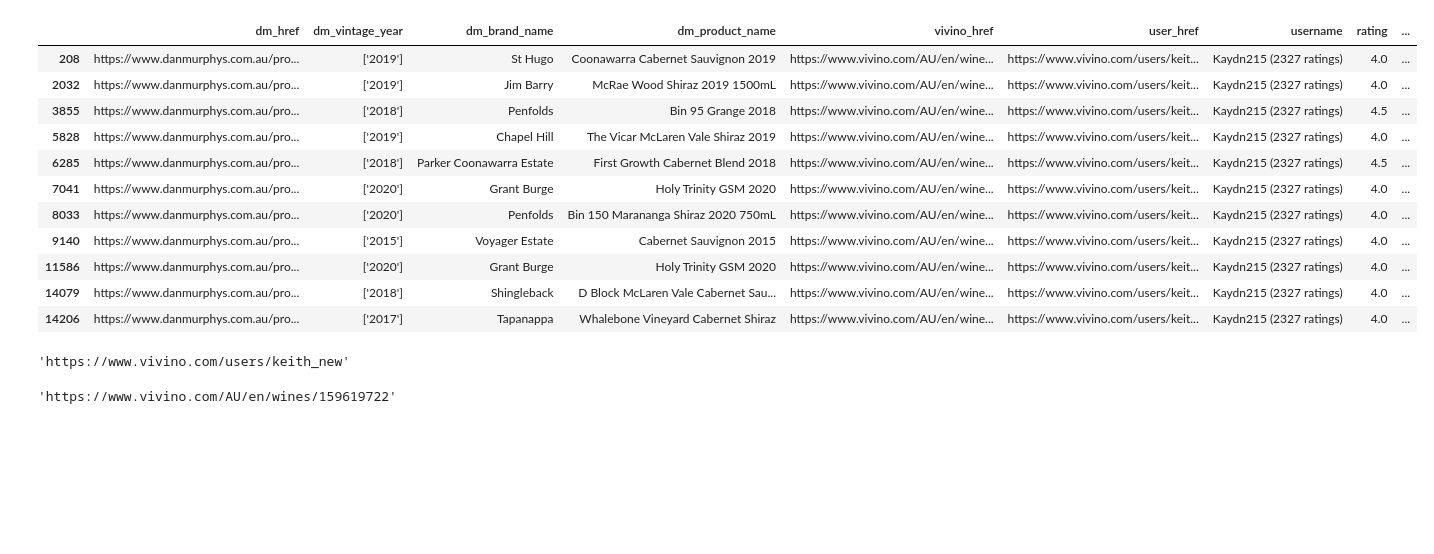
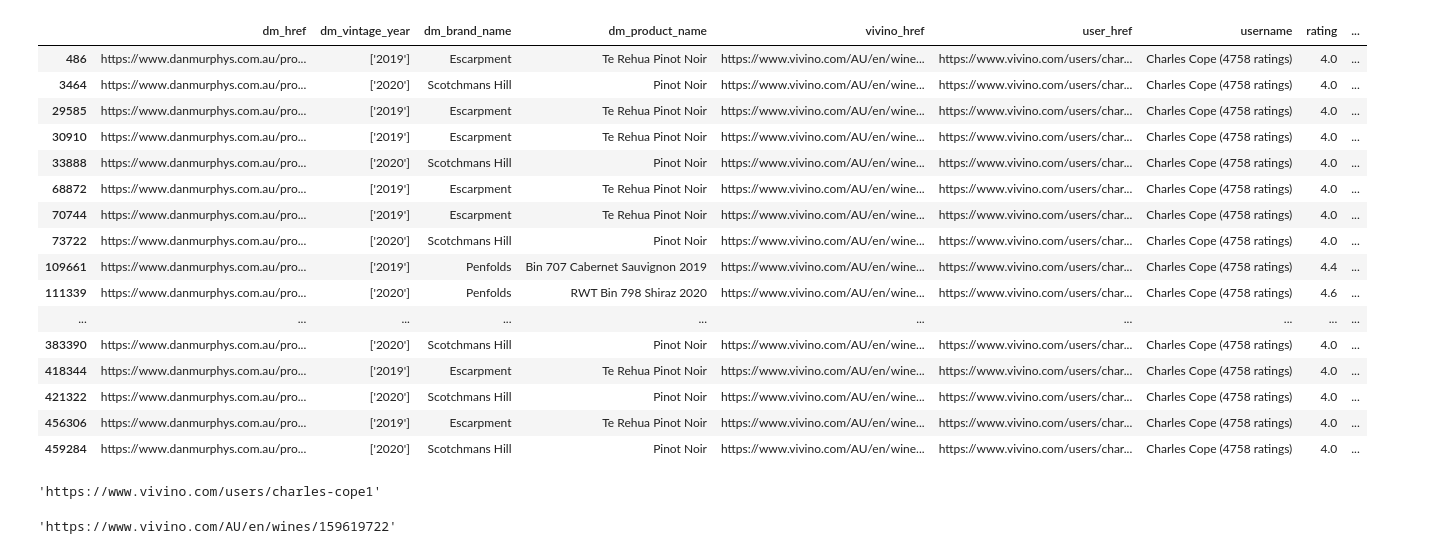
Before and after one commit to coreyj42/winevalet_webscraping, a Jupyter notebook: vivino_scraping/eda_vivino_user_reviews.ipynb, the cells around one changed output. Saved outputs shown, nothing was run; the diff lists cells and outputs as text; code cells hidden in the pictures; blank space fills up the shorter version.

```diff
--- a/vivino_scraping/eda_vivino_user_reviews.ipynb
+++ b/vivino_scraping/eda_vivino_user_reviews.ipynb
@@ -137,20 +133,25 @@ vivino_user_review_df
 # %%
-vivino_user_review_df[vivino_user_review_df["username"] == "Kaydn215 (2327 ratings)"]
+vivino_user_review_df[vivino_user_review_df["username"] == "Charles Cope (4758 ratings)"]
 # %% [output]
 |  | dm_href | dm_vintage_year | dm_brand_name | dm_product_name | vivino_href | user_href | username | rating | ... |
-| 208 | https://www.danmurphys.com.au/pro... | ['2019'] | St Hugo | Coonawarra Cabernet Sauvignon 2019 | https://www.vivino.com/AU/en/wine... | https://www.vivino.com/users/keit... | Kaydn215 (2327 ratings) | 4.0 | ... |
-| 2032 | https://www.danmurphys.com.au/pro... | ['2019'] | Jim Barry | McRae Wood Shiraz 2019 1500mL | https://www.vivino.com/AU/en/wine... | https://www.vivino.com/users/keit... | Kaydn215 (2327 ratings) | 4.0 | ... |
-| 3855 | https://www.danmurphys.com.au/pro... | ['2018'] | Penfolds | Bin 95 Grange 2018 | https://www.vivino.com/AU/en/wine... | https://www.vivino.com/users/keit... | Kaydn215 (2327 ratings) | 4.5 | ... |
-| 5828 | https://www.danmurphys.com.au/pro... | ['2019'] | Chapel Hill | The Vicar McLaren Vale Shiraz 2019 | https://www.vivino.com/AU/en/wine... | https://www.vivino.com/users/keit... | Kaydn215 (2327 ratings) | 4.0 | ... |
-| 6285 | https://www.danmurphys.com.au/pro... | ['2018'] | Parker Coonawarra Estate | First Growth Cabernet Blend 2018 | https://www.vivino.com/AU/en/wine... | https://www.vivino.com/users/keit... | Kaydn215 (2327 ratings) | 4.5 | ... |
-| 7041 | https://www.danmurphys.com.au/pro... | ['2020'] | Grant Burge | Holy Trinity GSM 2020 | https://www.vivino.com/AU/en/wine... | https://www.vivino.com/users/keit... | Kaydn215 (2327 ratings) | 4.0 | ... |
-| 8033 | https://www.danmurphys.com.au/pro... | ['2020'] | Penfolds | Bin 150 Marananga Shiraz 2020 750mL | https://www.vivino.com/AU/en/wine... | https://www.vivino.com/users/keit... | Kaydn215 (2327 ratings) | 4.0 | ... |
-| 9140 | https://www.danmurphys.com.au/pro... | ['2015'] | Voyager Estate | Cabernet Sauvignon 2015 | https://www.vivino.com/AU/en/wine... | https://www.vivino.com/users/keit... | Kaydn215 (2327 ratings) | 4.0 | ... |
-| 11586 | https://www.danmurphys.com.au/pro... | ['2020'] | Grant Burge | Holy Trinity GSM 2020 | https://www.vivino.com/AU/en/wine... | https://www.vivino.com/users/keit... | Kaydn215 (2327 ratings) | 4.0 | ... |
-| 14079 | https://www.danmurphys.com.au/pro... | ['2018'] | Shingleback | D Block McLaren Vale Cabernet Sau... | https://www.vivino.com/AU/en/wine... | https://www.vivino.com/users/keit... | Kaydn215 (2327 ratings) | 4.0 | ... |
-| 14206 | https://www.danmurphys.com.au/pro... | ['2017'] | Tapanappa | Whalebone Vineyard Cabernet Shiraz | https://www.vivino.com/AU/en/wine... | https://www.vivino.com/users/keit... | Kaydn215 (2327 ratings) | 4.0 | ... |
+| 486 | https://www.danmurphys.com.au/pro... | ['2019'] | Escarpment | Te Rehua Pinot Noir | https://www.vivino.com/AU/en/wine... | https://www.vivino.com/users/char... | Charles Cope (4758 ratings) | 4.0 | ... |
+| 3464 | https://www.danmurphys.com.au/pro... | ['2020'] | Scotchmans Hill | Pinot Noir | https://www.vivino.com/AU/en/wine... | https://www.vivino.com/users/char... | Charles Cope (4758 ratings) | 4.0 | ... |
+| 29585 | https://www.danmurphys.com.au/pro... | ['2019'] | Escarpment | Te Rehua Pinot Noir | https://www.vivino.com/AU/en/wine... | https://www.vivino.com/users/char... | Charles Cope (4758 ratings) | 4.0 | ... |
+| 30910 | https://www.danmurphys.com.au/pro... | ['2019'] | Escarpment | Te Rehua Pinot Noir | https://www.vivino.com/AU/en/wine... | https://www.vivino.com/users/char... | Charles Cope (4758 ratings) | 4.0 | ... |
+| 33888 | https://www.danmurphys.com.au/pro... | ['2020'] | Scotchmans Hill | Pinot Noir | https://www.vivino.com/AU/en/wine... | https://www.vivino.com/users/char... | Charles Cope (4758 ratings) | 4.0 | ... |
+| 68872 | https://www.danmurphys.com.au/pro... | ['2019'] | Escarpment | Te Rehua Pinot Noir | https://www.vivino.com/AU/en/wine... | https://www.vivino.com/users/char... | Charles Cope (4758 ratings) | 4.0 | ... |
+| 70744 | https://www.danmurphys.com.au/pro... | ['2019'] | Escarpment | Te Rehua Pinot Noir | https://www.vivino.com/AU/en/wine... | https://www.vivino.com/users/char... | Charles Cope (4758 ratings) | 4.0 | ... |
+| 73722 | https://www.danmurphys.com.au/pro... | ['2020'] | Scotchmans Hill | Pinot Noir | https://www.vivino.com/AU/en/wine... | https://www.vivino.com/users/char... | Charles Cope (4758 ratings) | 4.0 | ... |
+| 109661 | https://www.danmurphys.com.au/pro... | ['2019'] | Penfolds | Bin 707 Cabernet Sauvignon 2019 | https://www.vivino.com/AU/en/wine... | https://www.vivino.com/users/char... | Charles Cope (4758 ratings) | 4.4 | ... |
+| 111339 | https://www.danmurphys.com.au/pro... | ['2020'] | Penfolds | RWT Bin 798 Shiraz 2020 | https://www.vivino.com/AU/en/wine... | https://www.vivino.com/users/char... | Charles Cope (4758 ratings) | 4.6 | ... |
+| ... | ... | ... | ... | ... | ... | ... | ... | ... | ... |
+| 383390 | https://www.danmurphys.com.au/pro... | ['2020'] | Scotchmans Hill | Pinot Noir | https://www.vivino.com/AU/en/wine... | https://www.vivino.com/users/char... | Charles Cope (4758 ratings) | 4.0 | ... |
+| 418344 | https://www.danmurphys.com.au/pro... | ['2019'] | Escarpment | Te Rehua Pinot Noir | https://www.vivino.com/AU/en/wine... | https://www.vivino.com/users/char... | Charles Cope (4758 ratings) | 4.0 | ... |
+| 421322 | https://www.danmurphys.com.au/pro... | ['2020'] | Scotchmans Hill | Pinot Noir | https://www.vivino.com/AU/en/wine... | https://www.vivino.com/users/char... | Charles Cope (4758 ratings) | 4.0 | ... |
+| 456306 | https://www.danmurphys.com.au/pro... | ['2019'] | Escarpment | Te Rehua Pinot Noir | https://www.vivino.com/AU/en/wine... | https://www.vivino.com/users/char... | Charles Cope (4758 ratings) | 4.0 | ... |
+| 459284 | https://www.danmurphys.com.au/pro... | ['2020'] | Scotchmans Hill | Pinot Noir | https://www.vivino.com/AU/en/wine... | https://www.vivino.com/users/char... | Charles Cope (4758 ratings) | 4.0 | ... |
 # %%
-vivino_user_review_df[vivino_user_review_df["username"] == "Kaydn215 (2327 ratings)"].iloc[1].user_href
+vivino_user_review_df[vivino_user_review_df["username"] == "Charles Cope (4758 ratings)"].iloc[3].user_href
 # %% [output]
-'https://www.vivino.com/users/keith_new'
+'https://www.vivino.com/users/charles-cope1'
 # %%
```
Also changed, not shown: parts of 4 cells of this notebook, 28 other files.
